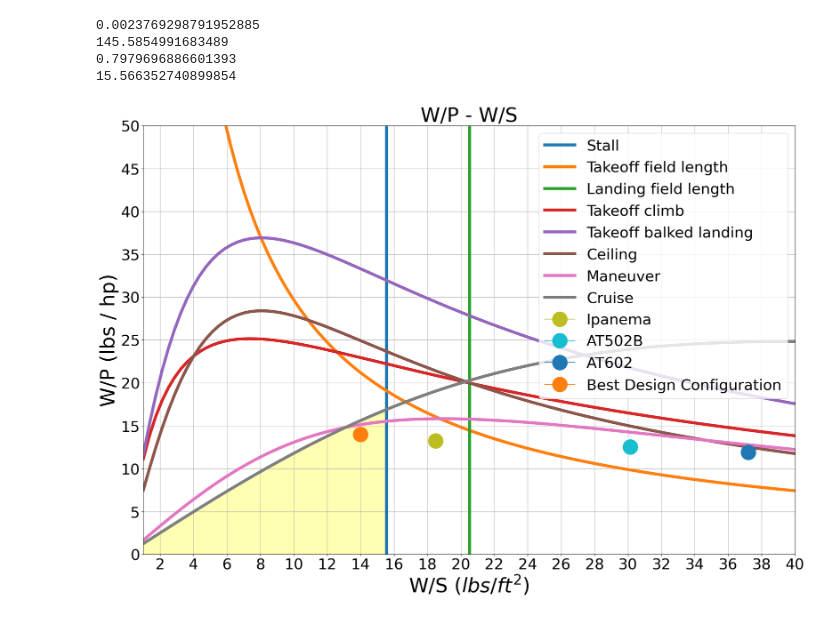
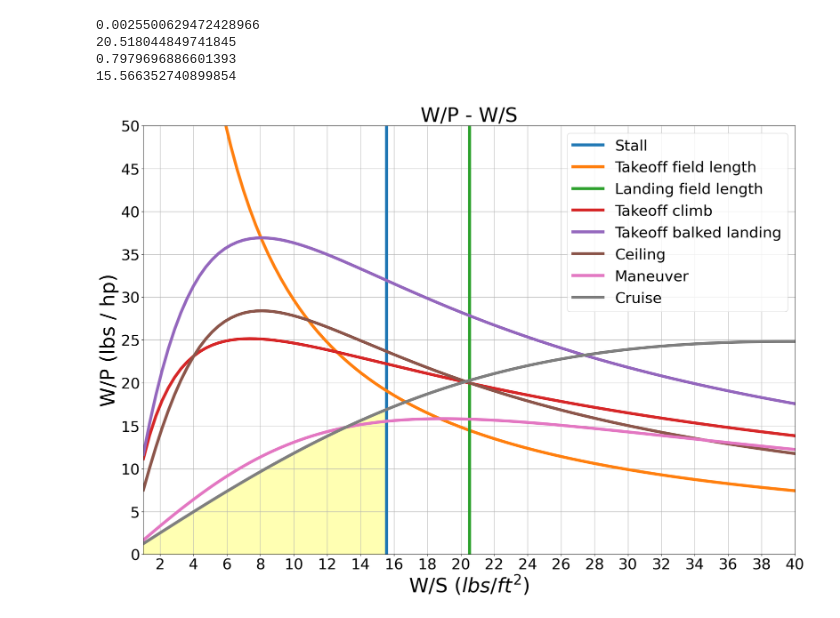
Before and after one commit to VaishnaviK003/Group9-EAE-130-A-B-UCDavis-2025-GatewayToBlueSkies, a Jupyter notebook: Assignment3_B_CDR.ipynb, the cells around one changed output. Cells and saved outputs as stored; diff of their text form; code cells hidden in the pictures.

```diff
--- a/Assignment3_B_CDR.ipynb
+++ b/Assignment3_B_CDR.ipynb
@@ -18,7 +18,6 @@ def density_calc(T_dev, height):
     rho = p / (1718 * (T + 459.7))
     return rho
 rho = density_calc(0, 0)
-print(rho)
 
 W_0 = 8550 # source - A2 report float(input("Enter the takeoff gross weight (lbs): "))
 S_ref = 60*7 # source - Gama & Justin float(input("Enter the reference wing area (ft^2): "))
@@ -46,7 +45,6 @@ eff_landing = 0.7156
 
 V_stall = 52 * 1.688# ft/s approximation - stall speed of a small aircraft # math.sqrt((2 * W_0) / (rho * S_ref * cL_max)) #float(input("Enter the stall velocity (ft/s): "))
 WS_stall = (1/2) * (rho) * (V_stall)**2 * cL_max_landing
-
 # Takeoff Field Length - Metabook pg. 37
 # Sizing to FAR 23 (small aircrafts) requirements for propeller aircraft
 s_to = 1500 # RFP #float(input("Enter the takeoff distance (ft): "))
@@ -54,10 +52,10 @@ a = 0.0149
 b = 8.134
 discriminant = b**2 - 4*a*(-s_to)
 top23 = (-b + math.sqrt(discriminant)) / (2*a)
-print(top23)
 
 rho_condition = density_calc(30, 6000) # at 200 ft - altitude  #float(input("Enter the air density expected at the field (slug/ft^3): "))
 # Metabook pg. 38
+print(rho_condition)
 power_weight_ratio_takeoff = WS / ((rho_condition / rho) * cL_max_takeoff * top23)
 
 # Landing distance - Raymer's text pg. 138
@@ -66,6 +64,7 @@ s_a = 600 # ft - from Raymer's text pg. 138
 #landing_time = 45 # float(input("Enter the approximate time it takes for the aircraft to land (s): "))
 s_landing = 1500 # in ft
 WS_landing = ( (s_landing - s_a) / 80 ) * ((rho_condition / rho) * cL_max_landing)
+print(WS_landing)
 
 # Glide Constrain - set T/W = 0 and find the min C_L and we have to do this for single engine aircraft
 #Referencing Raymer's text pg. 146
@@ -160,37 +159,33 @@ plt.title('W/P - W/S', fontsize=40)
 plt.xlabel("W/S $(lbs / ft^2)$", fontsize=40)
 plt.ylabel("W/P (lbs / hp)", fontsize=40)
 plt.plot(WS_stall, math.linspace(0,50,800), label='Stall', linestyle='-', linewidth=6)
 plt.plot(WS, (1/power_weight_ratio_takeoff), label='Takeoff field length', linestyle='-', linewidth=6)
 plt.plot(WS_landing, math.linspace(0,50,800), label='Landing field length', linestyle='-', linewidth=6)
 #plt.plot(WS, (1/power_weight_ratio_climb_takeoff1), label='Takeoff climb min', linestyle='-', linewidth=2)
 plt.plot(WS, (1/power_weight_ratio_climb_takeoff2), label='Takeoff climb ', linestyle='-', linewidth=6)
 #plt.plot(WS, (1/power_weight_ratio_climb_takeoff3), label='Takeoff balked landing min', linestyle='-', linewidth=2)
 plt.plot(WS, (1/power_weight_ratio_climb_takeoff4), label='Takeoff balked landing', linestyle='-', linewidth=6)
 #plt.plot(WS, (1/power_weight_ratio_ceiling1), label='Ceiling Min', linestyle='-', linewidth=2)
 plt.plot(WS, (1/power_weight_ratio_ceiling2), label='Ceiling', linestyle='-', linewidth=6)
 #plt.plot(WS, (1/power_weight_ratio_maneuver), label='Maneuver Min', linestyle='-', linewidth=2)
 plt.plot(WS, (1/power_weight_ratio_maneuver2), label='Maneuver', linestyle='-', linewidth=6)
 plt.plot(WS, (1/power_weight_ratio_cruise), label='Cruise', linestyle='-', linewidth=6)
-plt.plot(WS_Ipanema, power_loading_Ipanema, label='Ipanema', marker="o", markersize=30)
-plt.plot(WS_AT502B, power_loading_AT502B, label='AT502B', marker="o", markersize=30)
-plt.plot(WS_AT602, power_loading_AT602, label='AT602', marker="o", markersize=30)
-plt.plot(14, 14, label='Best Design Configuration', marker="o", markersize=30)
 
 # Shading the region
 y4 = math.minimum((1/power_weight_ratio_cruise), (1/power_weight_ratio_takeoff))
 plt.fill_between((WS[:40]), 0, y4[:40], color='yellow', alpha=0.3)
 
 plt.ylim(0, 50)
 plt.xlim(1,40)
 plt.yticks(math.arange(0, 55, step=5), fontsize=30)
 plt.xticks(math.arange(2, 41, step=2), fontsize=30)
 plt.legend(loc='upper right', bbox_to_anchor=(1, 1), fontsize=30)
 plt.tight_layout()
 plt.grid()
 plt.show()
 # %% [output]
-0.0023769298791952885
-145.5854991683489
+0.0025500629472428966
+20.518044849741845
 0.7979696886601393
 15.566352740899854
-[figure, old version]
+[figure, new version]
```
